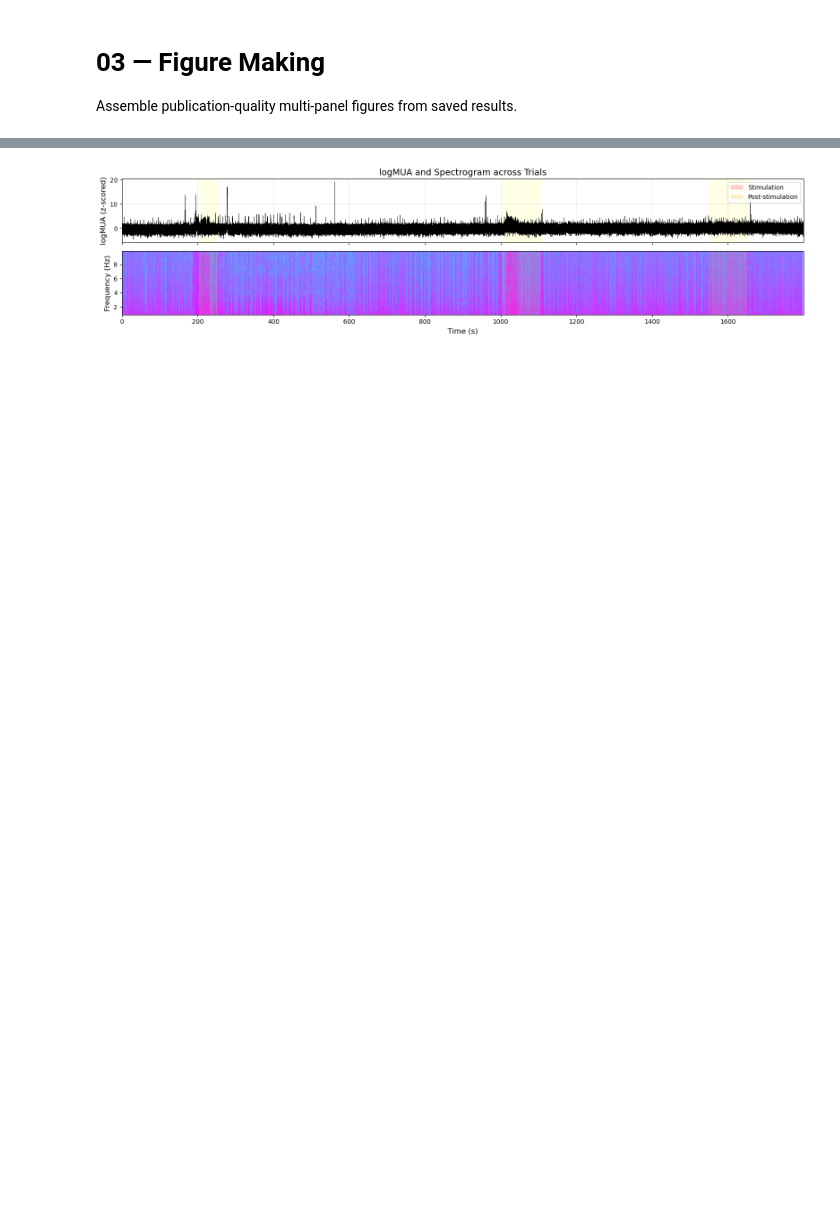
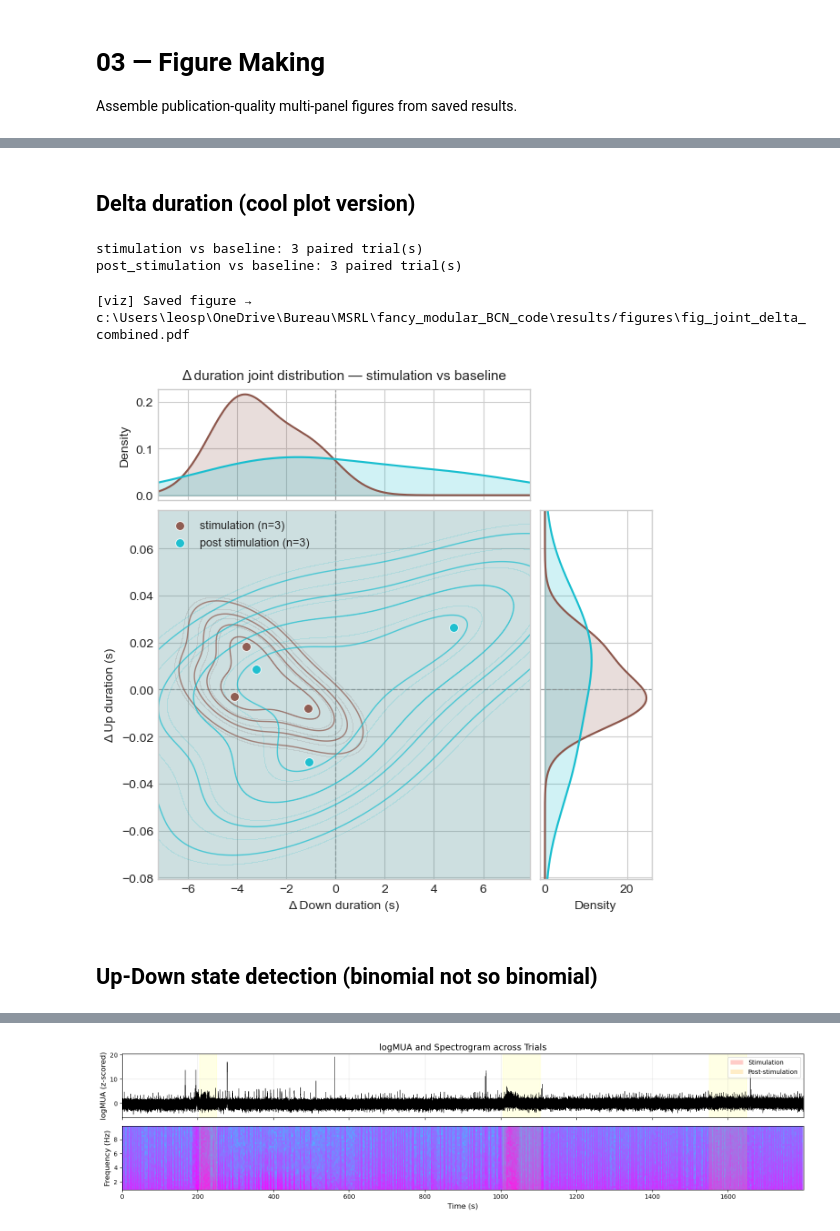
Before and after one commit to leo-sprbr/Barcelona_brain_slice_analysis, a Jupyter notebook: notebooks/03_figure_making.ipynb, the cells around one changed output, grey strips where cells are left out. Saved outputs shown, nothing was run; the diff lists cells and outputs as text; code cells hidden in the pictures; blank space fills up the shorter version.

```diff
--- a/notebooks/03_figure_making.ipynb
+++ b/notebooks/03_figure_making.ipynb
@@ -30,0 +127,63 @@ Run scripts/batch_process_slices.py first to generate results.
+# %% [markdown]
+## Delta duration (cool plot version)
+# %%
+# ---------------------------------------------------------------------------
+# Joint Δup / Δdown scatter + KDE — all comparison conditions overlaid
+# ---------------------------------------------------------------------------
+
+from src.utils import parse_trial_id
+
+if not summary_df.empty:
+    baseline_cond    = cfg.get('baseline_condition', cfg['conditions'][0])
+    comparison_conds = [c for c in cfg['conditions'] if c != baseline_cond]
+    all_conditions   = cfg['conditions']
+
+    if 'trial_id' not in summary_df.columns:
+        summary_df['trial_id'] = summary_df['slice_id'].apply(
+            lambda s: parse_trial_id(s, all_conditions)
+        )
+
+    # Collect paired deltas for every comparison condition
+    delta_data = {}   # {condition_label: (delta_up_list, delta_down_list)}
+
+    for comp_cond in comparison_conds:
+        delta_up, delta_down = [], []
+
+        for trial_id in summary_df['trial_id'].unique():
+            trial_rows = summary_df[summary_df['trial_id'] == trial_id]
+
+            bl_rows   = trial_rows[trial_rows['condition'] == baseline_cond]
+            comp_rows = trial_rows[trial_rows['condition'] == comp_cond]
+
+            if bl_rows.empty or comp_rows.empty:
+                continue
+
+            bl_up     = bl_rows['mean_up_s'].values[0]
+            bl_down   = bl_rows['mean_down_s'].values[0]
+            comp_up   = comp_rows['mean_up_s'].values[0]
+            comp_down = comp_rows['mean_down_s'].values[0]
+
+            if any(np.isnan(v) for v in [bl_up, bl_down, comp_up, comp_down]):
+                continue
+
+            delta_up.append(float(comp_up   - bl_up))
+            delta_down.append(float(comp_down - bl_down))
+
+        print(f"{comp_cond} vs {baseline_cond}: {len(delta_up)} paired trial(s)")
+        delta_data[comp_cond] = (delta_up, delta_down)
+
+    fig = viz.plot_delta_duration_joint(
+        delta_data = delta_data,
+        cfg        = cfg,
+    )
+
+    plt.tight_layout()
+    viz.save_figure(fig, 'fig_joint_delta_combined', cfg)
+    plt.show()
+# %% [output]
+stimulation vs baseline: 3 paired trial(s)
+post_stimulation vs baseline: 3 paired trial(s)
+[viz] Saved figure → c:\Users\leosp\OneDrive\Bureau\MSRL\fancy_modular_BCN_code\results/figures\fig_joint_delta_combined.pdf
+[figure, added]
+# %% [markdown]
+## Up-Down state detection (binomial not so binomial)
```
Also changed, not shown: parts of 13 cells of this notebook, 5 other files.
